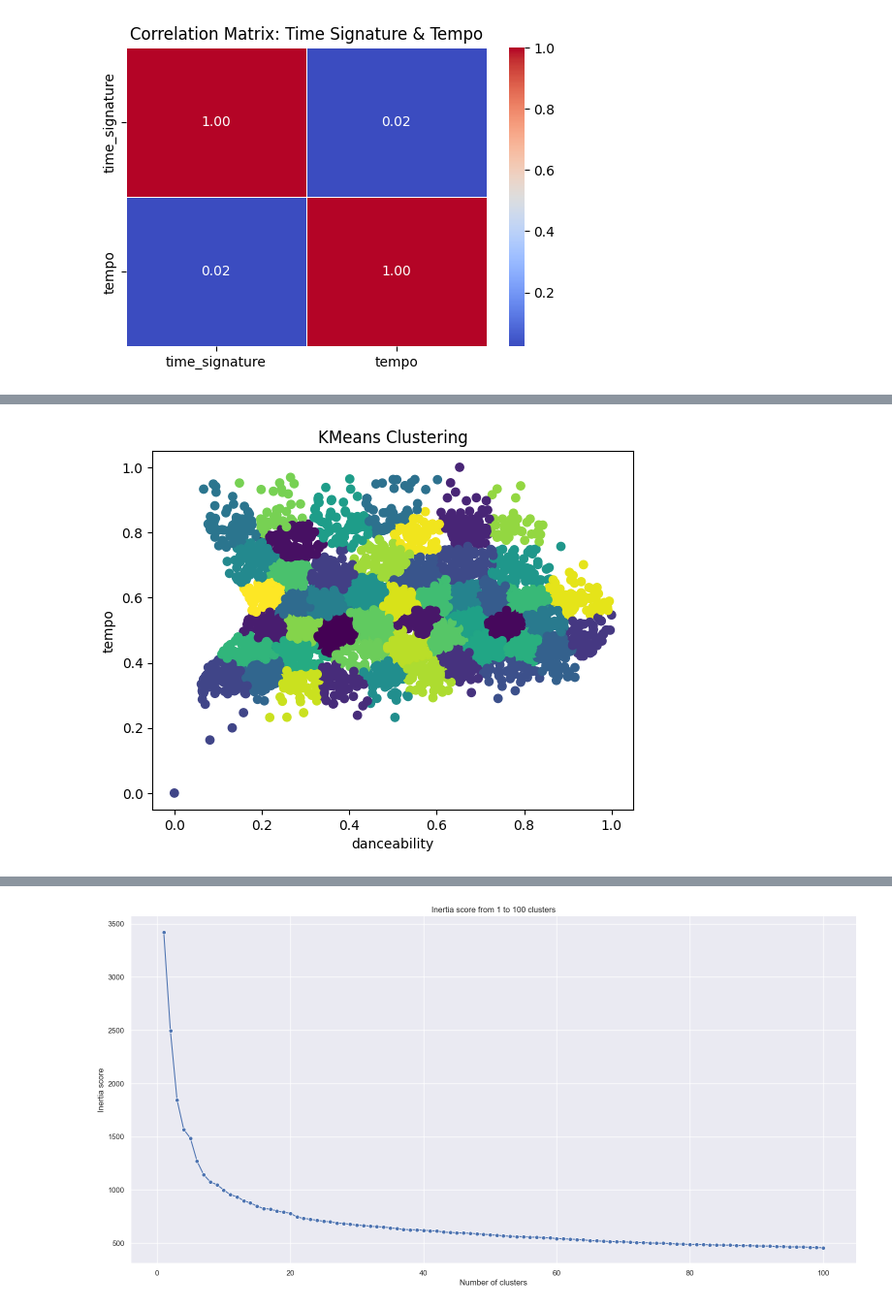
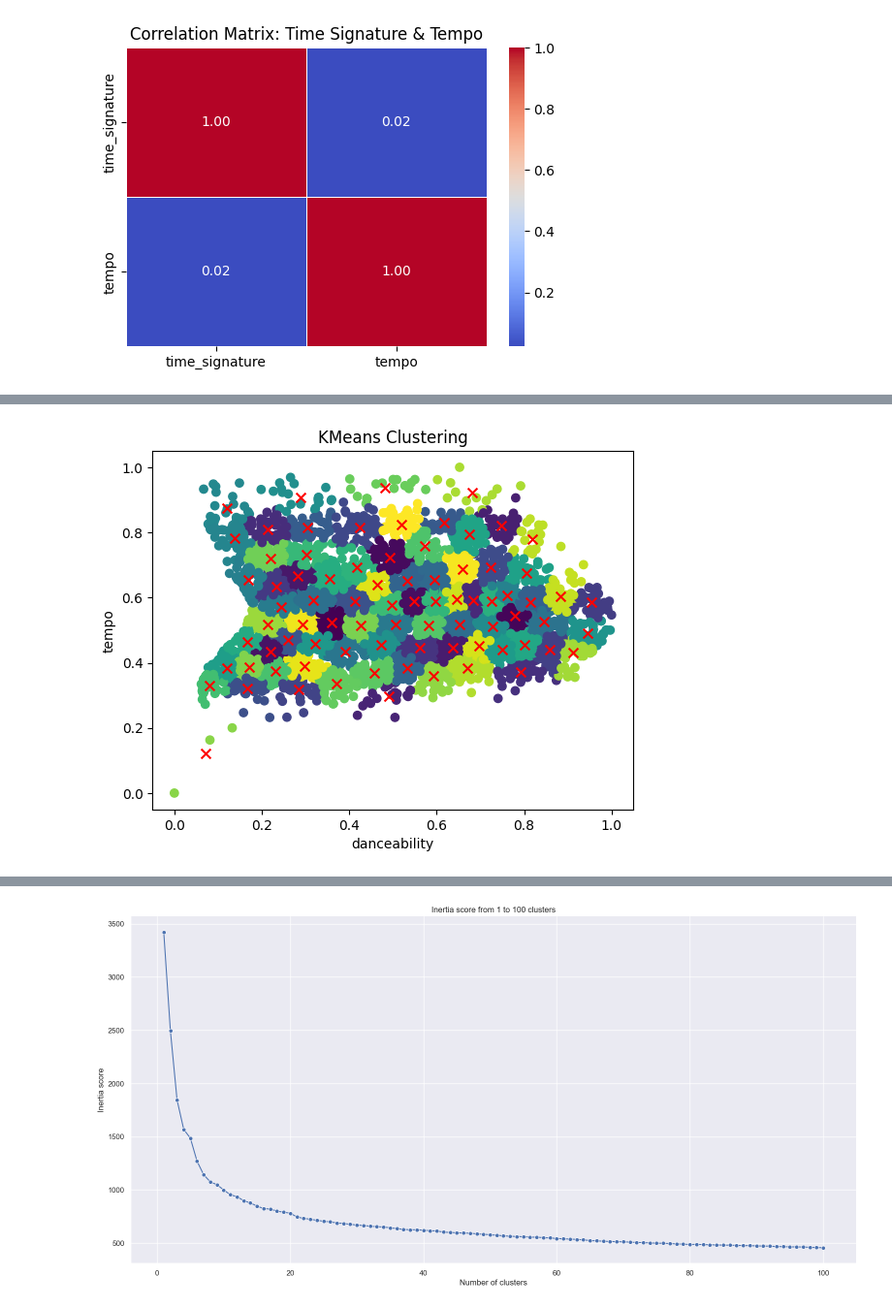
Before and after one commit to Inan-Aktug/Spotify-playlist-generator, a Jupyter notebook: spotify big data clean.ipynb, the cells around one changed output, grey strips where cells are left out. Shown at 97% size. Cells and saved outputs as stored; diff of their text form; code cells hidden in the pictures.

Commit message:
cleaned final version

```diff
--- a/spotify big data clean.ipynb
+++ b/spotify big data clean.ipynb
@@ -26,6 +28,7 @@ Index(['Unnamed: 0',
 # %%
+spotify_df = pd.read_csv("3_spotify_5000_songs.csv")
+
 # clean column names since they contain a space at the end
 songs_df_clean = spotify_df.copy()
 songs_df_clean.columns = songs_df_clean.columns.str.strip()
-
-songs_df_clean.columns
+# songs_df_clean.head()
@@ -102,7 +61,16 @@ Index(['name', 'artist', 'danceability', 'energy', 'key', 'loudness',
+# %%
+# Select only the audio features for clustering
+audio_features = ['danceability', 'energy', 'key', 'loudness', 'speechiness', 'acousticness', 'instrumentalness', 'liveness', 'valence', 'tempo', 'duration_ms', 'time_signature']
+
+# Keep non-numeric data for later use
+song_metadata_df = songs_df_clean.drop(columns=audio_features)
+
+# Create a dataframe with only the numeric features for the model
+numeric_features_df = songs_df_clean[audio_features]
 # %%
-########### NORMALIZE HERE ############
+## Normalization ##
 # Create a copy of the dataframe
-songs_df_clean_dropped_cols_minmax = songs_df_clean_dropped_cols.copy()
+songs_df_clean_dropped_cols_minmax = numeric_features_df.copy()
 
 # Separate numeric and non-numeric columns
 numeric_cols = songs_df_clean_dropped_cols_minmax.select_dtypes(include=['number']).columns
@@ -123,5 +91,4 @@ minmax_dropped_cols_df = non_numeric_data.join(scaled_features_df)
 
 # Display the final DataFrame
 print(minmax_dropped_cols_df.head())
-print(minmax_dropped_cols_df.columns)
 # %% [output]
@@ -145,49 +116,39 @@ Index(['name', 'artist', 'id', 'html', 'danceability', 'energy', 'key',
 # %%
-# rest of the columns:
-'''
-['name', 'artist', 'id', 'html', 'danceability', 'energy', 'key',
-       'loudness', 'speechiness', 'acousticness', 'instrumentalness',
-       'liveness', 'valence', 'tempo', 'time_signature', duration_ms]
-'''
-# good features (I think?)
-# feature_1 = "danceability"
-# feature_2 = "tempo"
-
+n_cluster = 80
 feature_1 = "danceability"
 feature_2 = "tempo"
+random_seed = 123
+two_song_features = minmax_dropped_cols_df.loc[: , [feature_1, feature_2]]
 
-two_song_features = minmax_dropped_cols_df.loc[: , [feature_1, feature_2]].copy()
-two_song_features
 
-# 2. initialise the model
-random_seed = 123
-
-my_2d_kmeans = KMeans(n_clusters = 50, # we'll explore how to choose the number of clusters in a later notebook
+# Initialise the and fit the K-Means model
+my_2d_kmeans = KMeans(n_clusters = n_cluster,
                       random_state = random_seed
                     )
-
-# 3. fit the model to the data
 my_2d_kmeans.fit(two_song_features)
-
-
 
 
 # Plot the data points
 plt.scatter(x = two_song_features.iloc[:, 0],
             y = two_song_features.iloc[:, 1],
             c = my_2d_kmeans.labels_,
             cmap = 'viridis')
 
-# # Annotate the data points
-# for idx, row in two_song_features.iterrows():
-#     plt.annotate(idx, (row[feature_1], row[feature_2]), xytext=(5, 0), textcoords='offset points')
+
+# Plot the centroids
+plt.scatter(x = my_2d_kmeans.cluster_centers_[:, 0],
+            y = my_2d_kmeans.cluster_centers_[:, 1],
+            marker='x',      # Set the marker to 'x'
+            s=50,           # Make the markers larger
+            color='red')     # Set a distinct color
+
 
 # Add labels and title
 plt.title('KMeans Clustering')
 plt.xlabel(two_song_features.columns[0])
 plt.ylabel(two_song_features.columns[1])
 
 # Display the plot
 plt.show()
 # %% [output]
-[figure, old version]
+[figure, new version]
```
Also changed, not shown: parts of 42 cells of this notebook.
